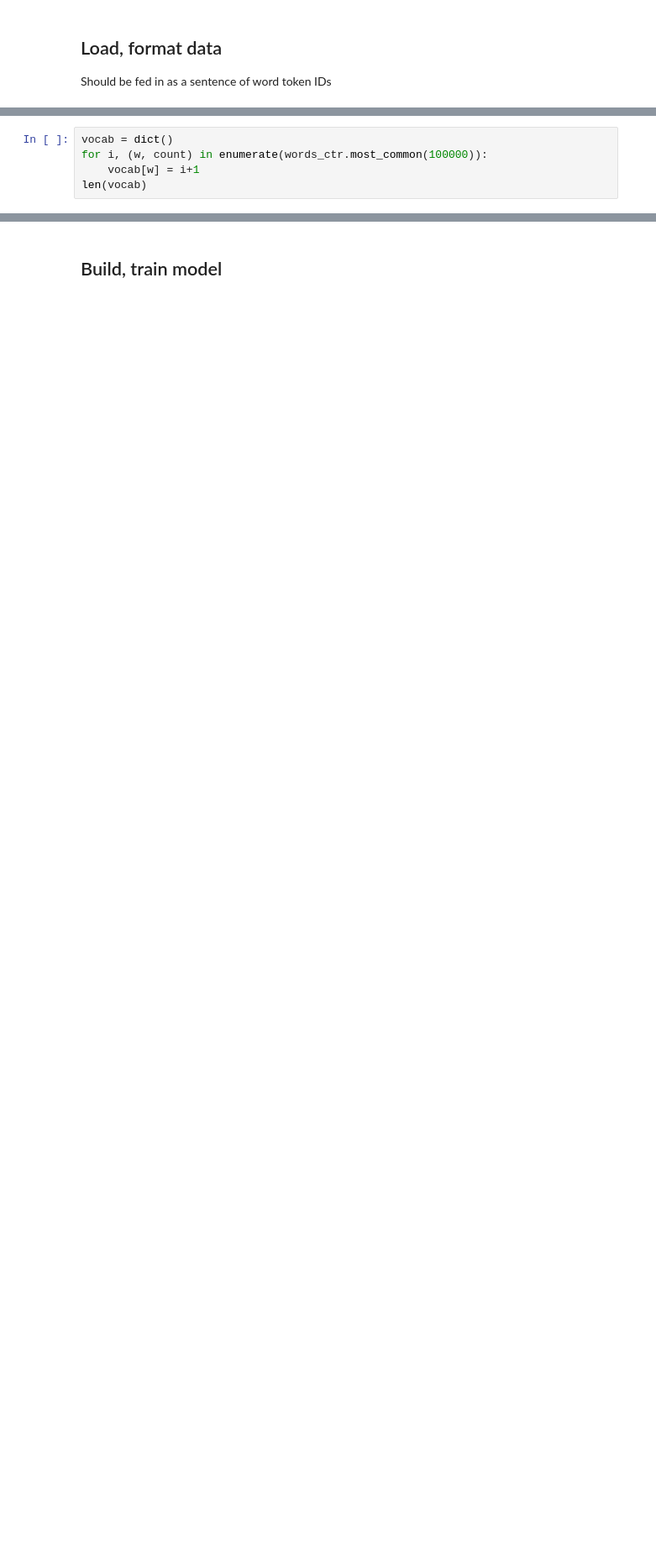
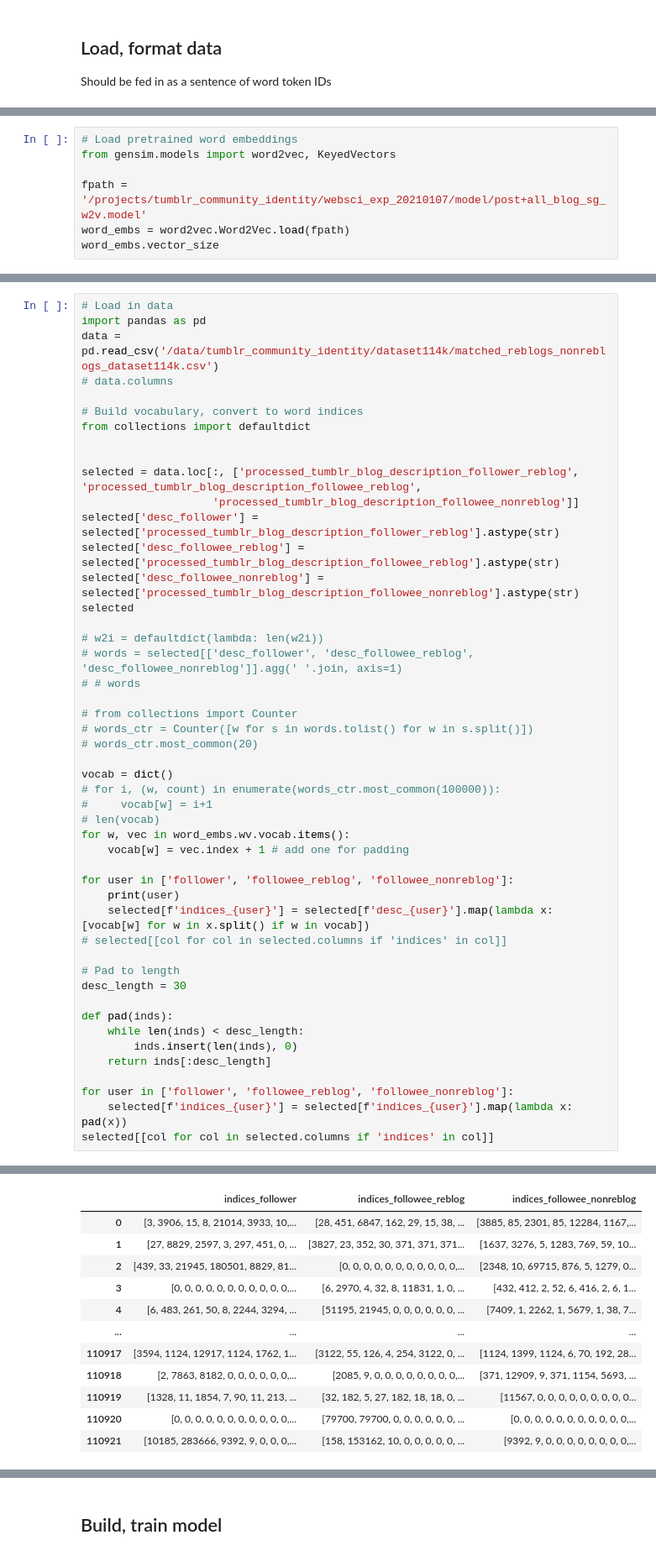
Before and after one commit to michaelmilleryoder/tumblr_community_identity, a Jupyter notebook: jupyter/pytorch_reblog_prediction.ipynb, the cells around one changed output, grey strips where cells are left out. Shown at 84% size. Drawn from its saved outputs; the diff is of its cells as text; blank space fills up the shorter version.

Commit message:
pytorch model

```diff
--- a/jupyter/pytorch_reblog_prediction.ipynb
+++ b/jupyter/pytorch_reblog_prediction.ipynb
@@ -97,5 +6,0 @@ words_ctr.most_common(20)
-# %%
-vocab = dict()
-for i, (w, count) in enumerate(words_ctr.most_common(100000)):
-    vocab[w] = i+1
-len(vocab)
@@ -151,0 +7,7 @@ selected[[col for col in selected.columns if 'indices' in col]]
+# %%
+# Load pretrained word embeddings
+from gensim.models import word2vec, KeyedVectors
+
+fpath = '/projects/tumblr_community_identity/websci_exp_20210107/model/post+all_blog_sg_w2v.model'
+word_embs = word2vec.Word2Vec.load(fpath)
+word_embs.vector_size
@@ -151,0 +16,49 @@ selected[[col for col in selected.columns if 'indices' in col]]
+# %%
+# Load in data
+import pandas as pd
+data = pd.read_csv('/data/tumblr_community_identity/dataset114k/matched_reblogs_nonreblogs_dataset114k.csv')
+# data.columns
+
+# Build vocabulary, convert to word indices
+from collections import defaultdict
+
+
+selected = data.loc[:, ['processed_tumblr_blog_description_follower_reblog', 'processed_tumblr_blog_description_followee_reblog',
+                    'processed_tumblr_blog_description_followee_nonreblog']]
+selected['desc_follower'] = selected['processed_tumblr_blog_description_follower_reblog'].astype(str)
+selected['desc_followee_reblog'] = selected['processed_tumblr_blog_description_followee_reblog'].astype(str)
+selected['desc_followee_nonreblog'] = selected['processed_tumblr_blog_description_followee_nonreblog'].astype(str)
+selected
+
+# w2i = defaultdict(lambda: len(w2i))
+# words = selected[['desc_follower', 'desc_followee_reblog', 'desc_followee_nonreblog']].agg(' '.join, axis=1)
+# # words
+
+# from collections import Counter
+# words_ctr = Counter([w for s in words.tolist() for w in s.split()])
+# words_ctr.most_common(20)
+
+vocab = dict()
+# for i, (w, count) in enumerate(words_ctr.most_common(100000)):
+#     vocab[w] = i+1
+# len(vocab)
+for w, vec in word_embs.wv.vocab.items():
+    vocab[w] = vec.index + 1 # add one for padding
+
+for user in ['follower', 'followee_reblog', 'followee_nonreblog']:
+    print(user)
+    selected[f'indices_{user}'] = selected[f'desc_{user}'].map(lambda x: [vocab[w] for w in x.split() if w in vocab])
+# selected[[col for col in selected.columns if 'indices' in col]]
+
+# Pad to length
+desc_length = 30
+
+def pad(inds):
+    while len(inds) < desc_length:
+        inds.insert(len(inds), 0)
+    return inds[:desc_length]
+
+for user in ['follower', 'followee_reblog', 'followee_nonreblog']:
+    selected[f'indices_{user}'] = selected[f'indices_{user}'].map(lambda x: pad(x))
+selected[[col for col in selected.columns if 'indices' in col]]
+# %% [output]
@@ -151,0 +68,12 @@ selected[[col for col in selected.columns if 'indices' in col]]
+|  | indices_follower | indices_followee_reblog | indices_followee_nonreblog |
+| 0 | [3, 3906, 15, 8, 21014, 3933, 10,... | [28, 451, 6847, 162, 29, 15, 38, ... | [3885, 85, 2301, 85, 12284, 1167,... |
+| 1 | [27, 8829, 2597, 3, 297, 451, 0, ... | [3827, 23, 352, 30, 371, 371, 371... | [1637, 3276, 5, 1283, 769, 59, 10... |
+| 2 | [439, 33, 21945, 180501, 8829, 81... | [0, 0, 0, 0, 0, 0, 0, 0, 0, 0, 0,... | [2348, 10, 69715, 876, 5, 1279, 0... |
+| 3 | [0, 0, 0, 0, 0, 0, 0, 0, 0, 0, 0,... | [6, 2970, 4, 32, 8, 11831, 1, 0, ... | [432, 412, 2, 52, 6, 416, 2, 6, 1... |
+| 4 | [6, 483, 261, 50, 8, 2244, 3294, ... | [51195, 21945, 0, 0, 0, 0, 0, 0, ... | [7409, 1, 2262, 1, 5679, 1, 38, 7... |
+| ... | ... | ... | ... |
+| 110917 | [3594, 1124, 12917, 1124, 1762, 1... | [3122, 55, 126, 4, 254, 3122, 0, ... | [1124, 1399, 1124, 6, 70, 192, 28... |
+| 110918 | [2, 7863, 8182, 0, 0, 0, 0, 0, 0,... | [2085, 9, 0, 0, 0, 0, 0, 0, 0, 0,... | [371, 12909, 9, 371, 1154, 5693, ... |
+| 110919 | [1328, 11, 1854, 7, 90, 11, 213, ... | [32, 182, 5, 27, 182, 18, 18, 0, ... | [11567, 0, 0, 0, 0, 0, 0, 0, 0, 0... |
+| 110920 | [0, 0, 0, 0, 0, 0, 0, 0, 0, 0, 0,... | [79700, 79700, 0, 0, 0, 0, 0, 0, ... | [0, 0, 0, 0, 0, 0, 0, 0, 0, 0, 0,... |
+| 110921 | [10185, 283666, 9392, 9, 0, 0, 0,... | [158, 153162, 10, 0, 0, 0, 0, 0, ... | [9392, 9, 0, 0, 0, 0, 0, 0, 0, 0,... |
```
Also changed, not shown: parts of 20 cells of this notebook, 5 other files.
